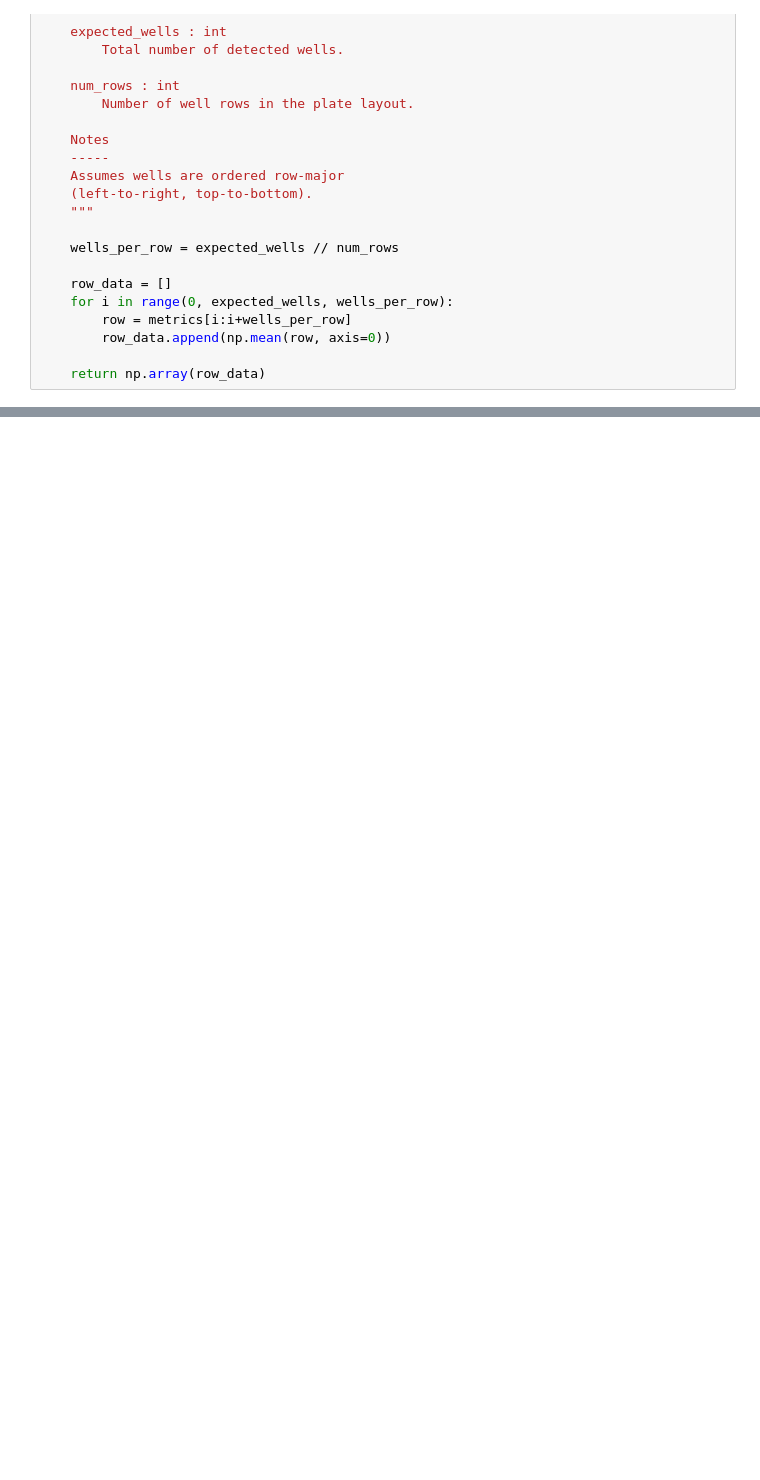
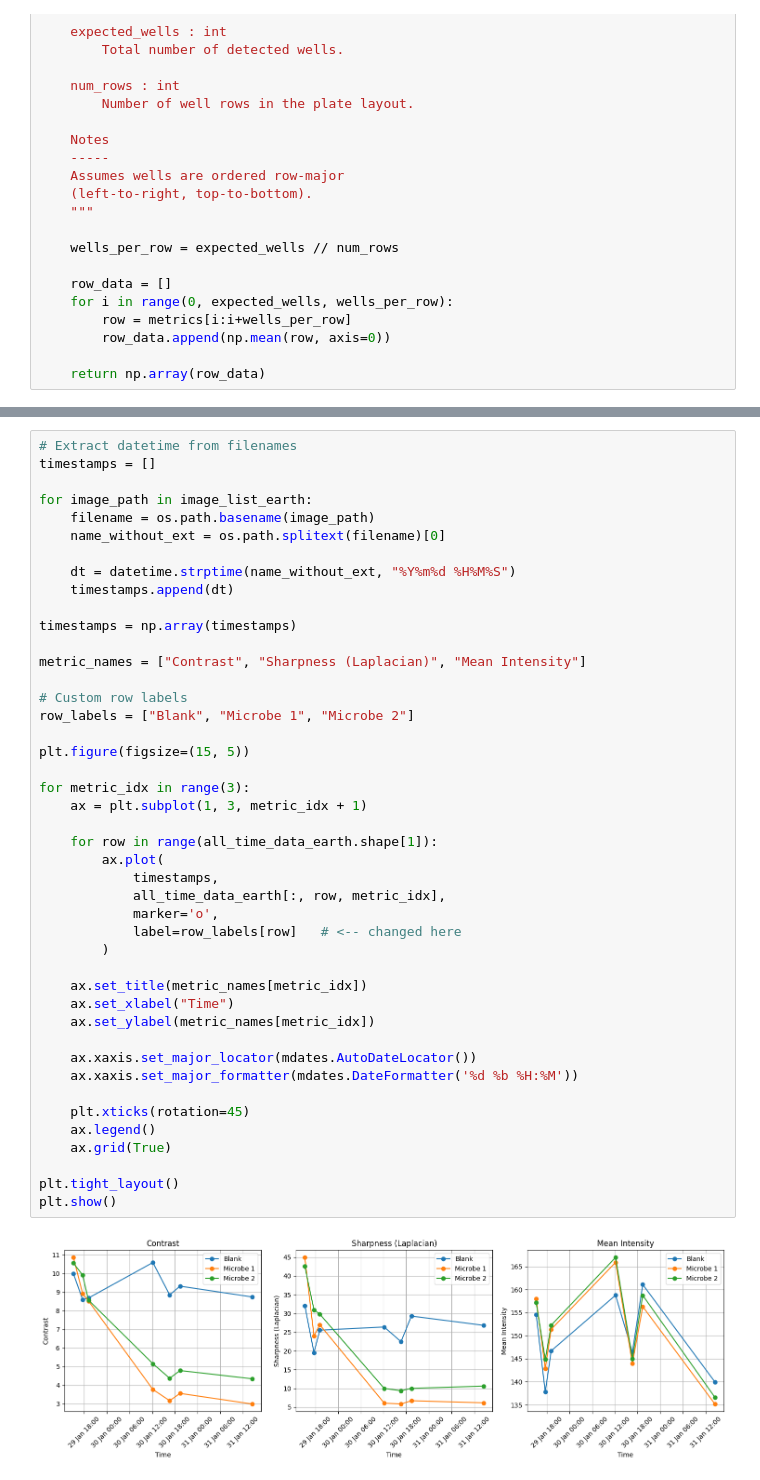
Before and after one commit to soysaurav/rpm-image-analysis, a Jupyter notebook: well_turbidity_analysis.ipynb, the cells around one changed output, grey strips where cells are left out. Drawn from its saved outputs; the diff is of its cells as text; blank space fills up the shorter version.

Commit message:
Added plots, merged Earth's and Mars' data, added new Mars' dataset

```diff
--- a/well_turbidity_analysis.ipynb
+++ b/well_turbidity_analysis.ipynb
@@ -438,0 +499,46 @@ Final detected circles: 12
+# %%
+# Extract datetime from filenames
+timestamps = []
+
+for image_path in image_list_earth:
+    filename = os.path.basename(image_path)
+    name_without_ext = os.path.splitext(filename)[0]
+
+    dt = datetime.strptime(name_without_ext, "%Y%m%d %H%M%S")
+    timestamps.append(dt)
+
+timestamps = np.array(timestamps)
+
+metric_names = ["Contrast", "Sharpness (Laplacian)", "Mean Intensity"]
+
+# Custom row labels
+row_labels = ["Blank", "Microbe 1", "Microbe 2"]
+
+plt.figure(figsize=(15, 5))
+
+for metric_idx in range(3):
+    ax = plt.subplot(1, 3, metric_idx + 1)
+
+    for row in range(all_time_data_earth.shape[1]):
+        ax.plot(
+            timestamps,
+            all_time_data_earth[:, row, metric_idx],
+            marker='o',
+            label=row_labels[row]   # <-- changed here
+        )
+
+    ax.set_title(metric_names[metric_idx])
+    ax.set_xlabel("Time")
+    ax.set_ylabel(metric_names[metric_idx])
+
+    ax.xaxis.set_major_locator(mdates.AutoDateLocator())
+    ax.xaxis.set_major_formatter(mdates.DateFormatter('%d %b %H:%M'))
+
+    plt.xticks(rotation=45)
+    ax.legend()
+    ax.grid(True)
+
+plt.tight_layout()
+plt.show()
+# %% [output]
+[figure, added]
```
Also changed, not shown: parts of 10 cells of this notebook, 6 other files.
